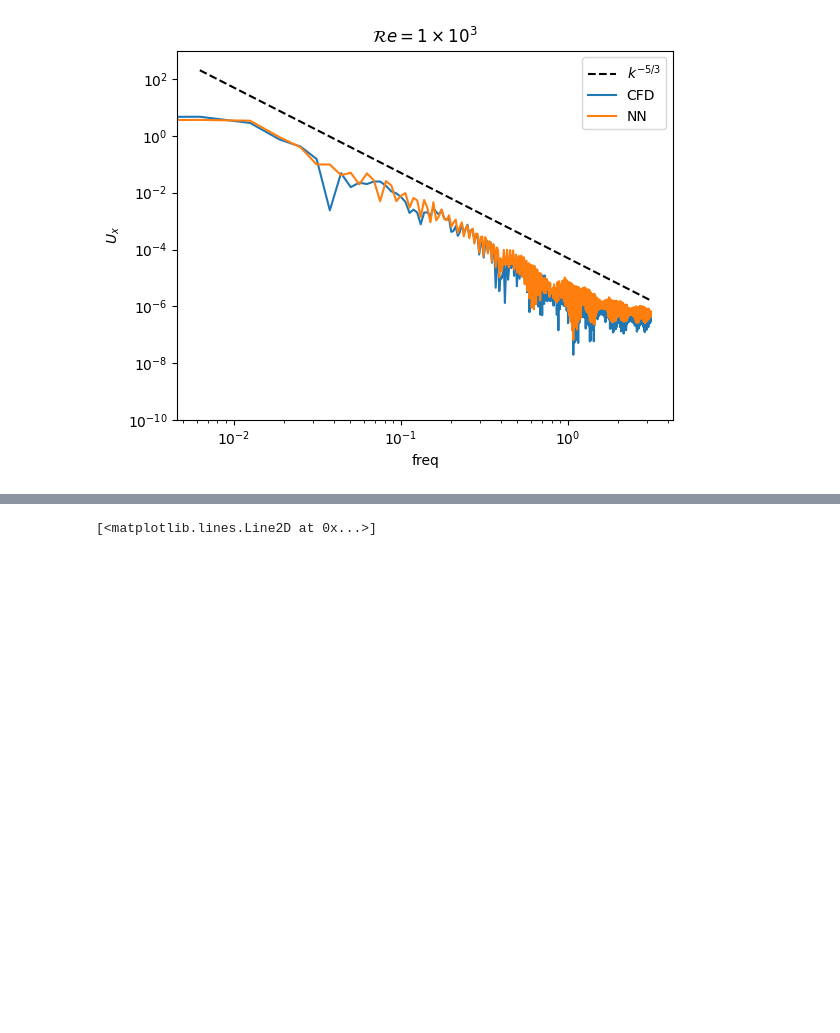
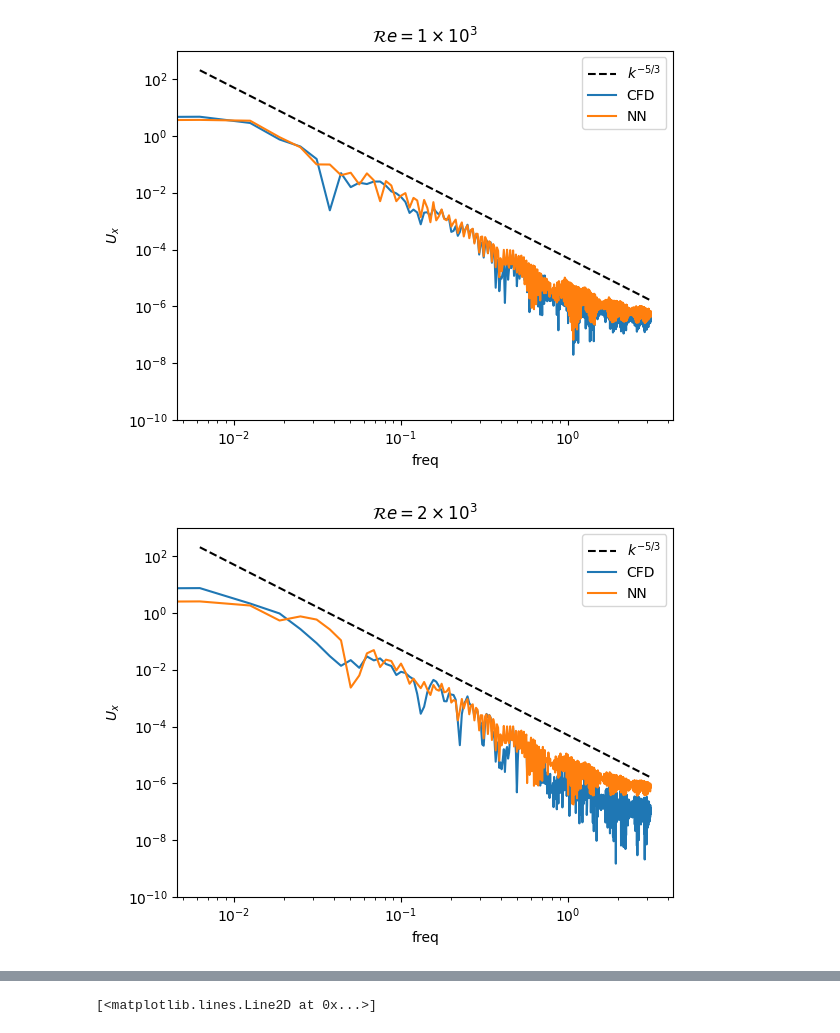
Before and after one commit to halimarefat/torchFOAM, a Jupyter notebook: Analysis/StreamwiseVelPlot.ipynb, the cells around one changed output, grey strips where cells are left out. Saved outputs shown, nothing was run; the diff lists cells and outputs as text; code cells hidden in the pictures; blank space fills up the shorter version.

```diff
--- a/Analysis/StreamwiseVelPlot.ipynb
+++ b/Analysis/StreamwiseVelPlot.ipynb
@@ -355,3 +355,7 @@ def engPlot(nnVar, dynVar, title, ylab):
 engPlot(nnC1.U_X.values, dynC1.U_X.values, r'$\mathcal{R}e=1 \times 10^3$', r'$U_x$')
 # %% [output]
 [figure]
+# %%
+engPlot(nnC2.U_X.values, dynC2.U_X.values, r'$\mathcal{R}e=2 \times 10^3$', r'$U_x$')
+# %% [output]
+[figure, added]
```
Also changed, not shown: parts of 1 cell of this notebook.
